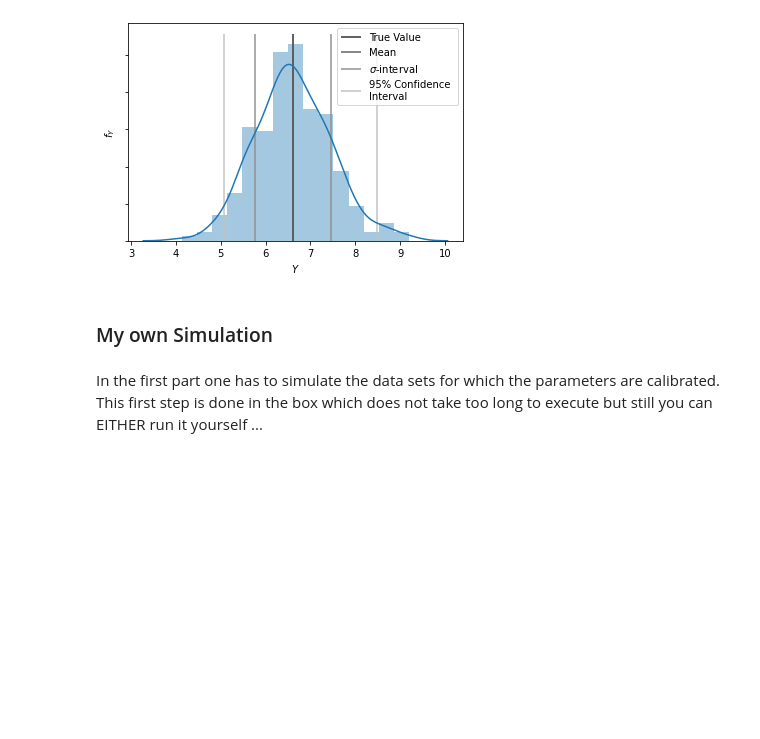
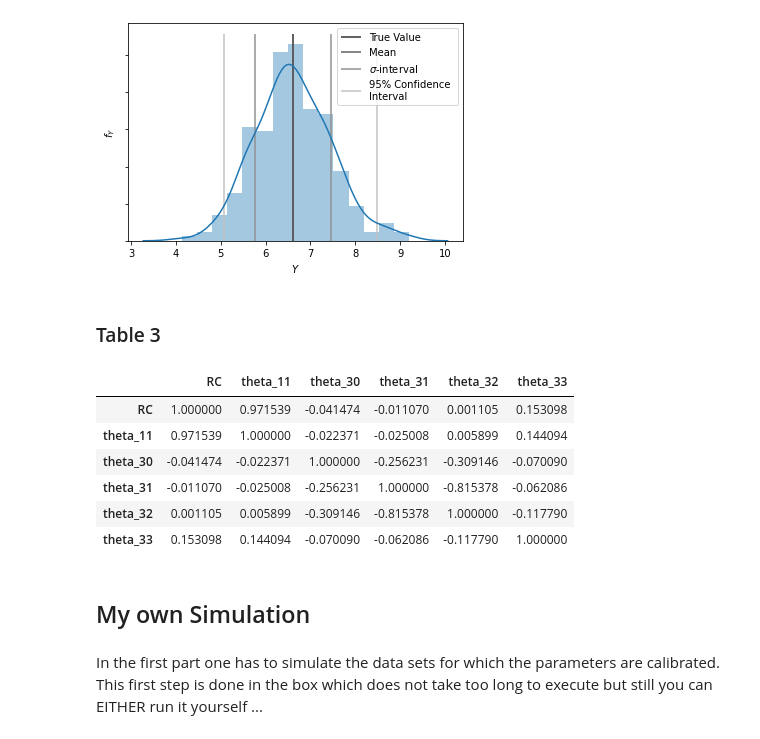
Before and after one commit to Pascalheid/thesis, a Jupyter notebook: replication.ipynb, the cells around one changed output. Cells and saved outputs as stored; diff of their text form; code cells hidden in the pictures; blank space fills up the shorter version.

Commit message:
Add the rest of the results part and add Table 3 and 4 to replication notebook.

```diff
--- a/replication.ipynb
+++ b/replication.ipynb
@@ -170,8 +170,20 @@ get_figure_3_and_4(temp["demand"], temp["rc_range"], temp["true_demand"])
 # %% [output]
 [figure]
 [figure]
+# %% [markdown]
+### Table 3
+# %%
+temp["correlation"]
+# %% [output]
+|  | RC | theta_11 | theta_30 | theta_31 | theta_32 | theta_33 |
+| RC | 1.000000 | 0.971539 | -0.041474 | -0.011070 | 0.001105 | 0.153098 |
+| theta_11 | 0.971539 | 1.000000 | -0.022371 | -0.025008 | 0.005899 | 0.144094 |
+| theta_30 | -0.041474 | -0.022371 | 1.000000 | -0.256231 | -0.309146 | -0.070090 |
+| theta_31 | -0.011070 | -0.025008 | -0.256231 | 1.000000 | -0.815378 | -0.062086 |
+| theta_32 | 0.001105 | 0.005899 | -0.309146 | -0.815378 | 1.000000 | -0.117790 |
+| theta_33 | 0.153098 | 0.144094 | -0.070090 | -0.062086 | -0.117790 | 1.000000 |
 # %% [markdown]
-### My own Simulation
+## My own Simulation
 # %% [markdown]
 In the first part one has to simulate the data sets for which the parameters are calibrated. This first step is done in the box which does not take too long to execute but still you can EITHER run it yourself ...
 # %% [markdown]
```
Also changed, not shown: parts of 3 cells of this notebook, 5 other files.
